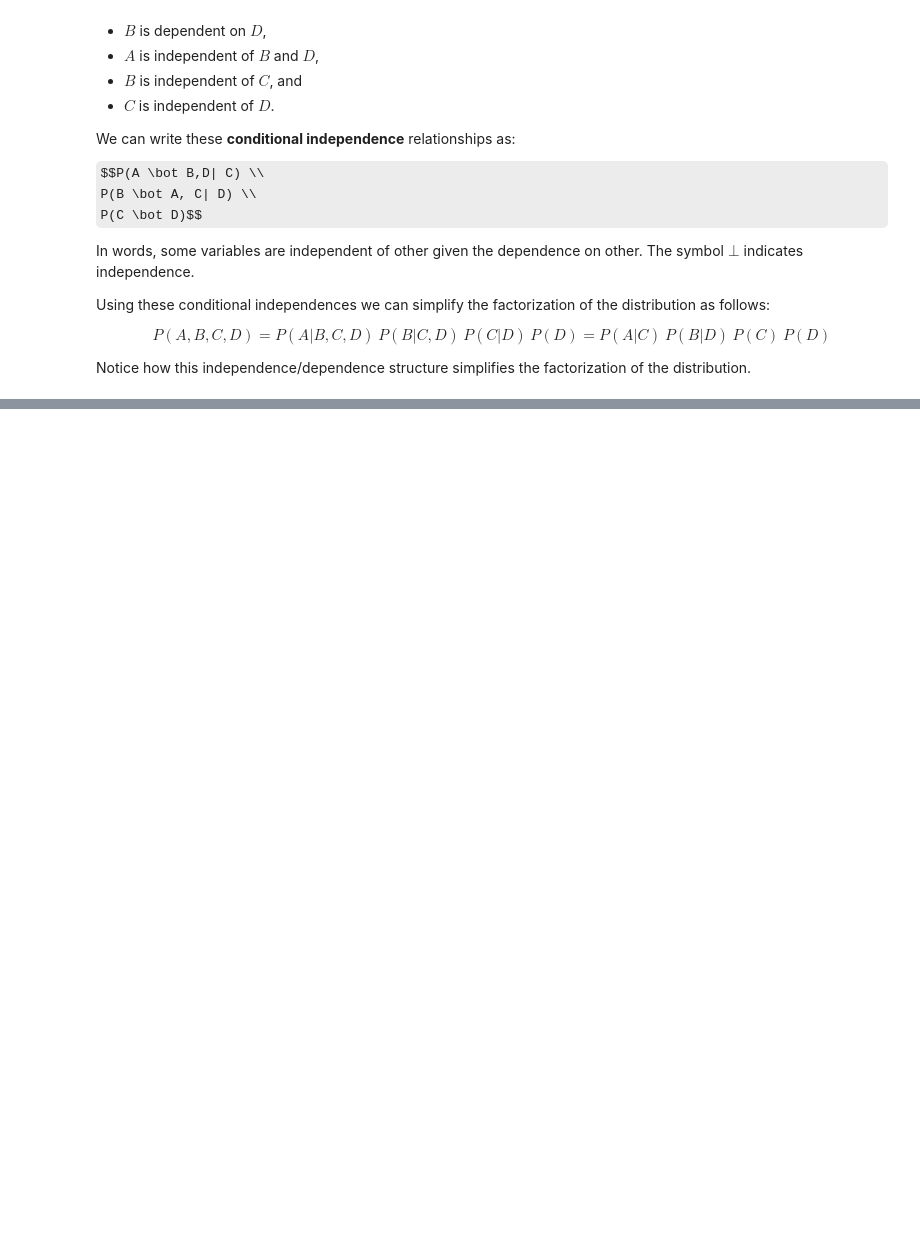
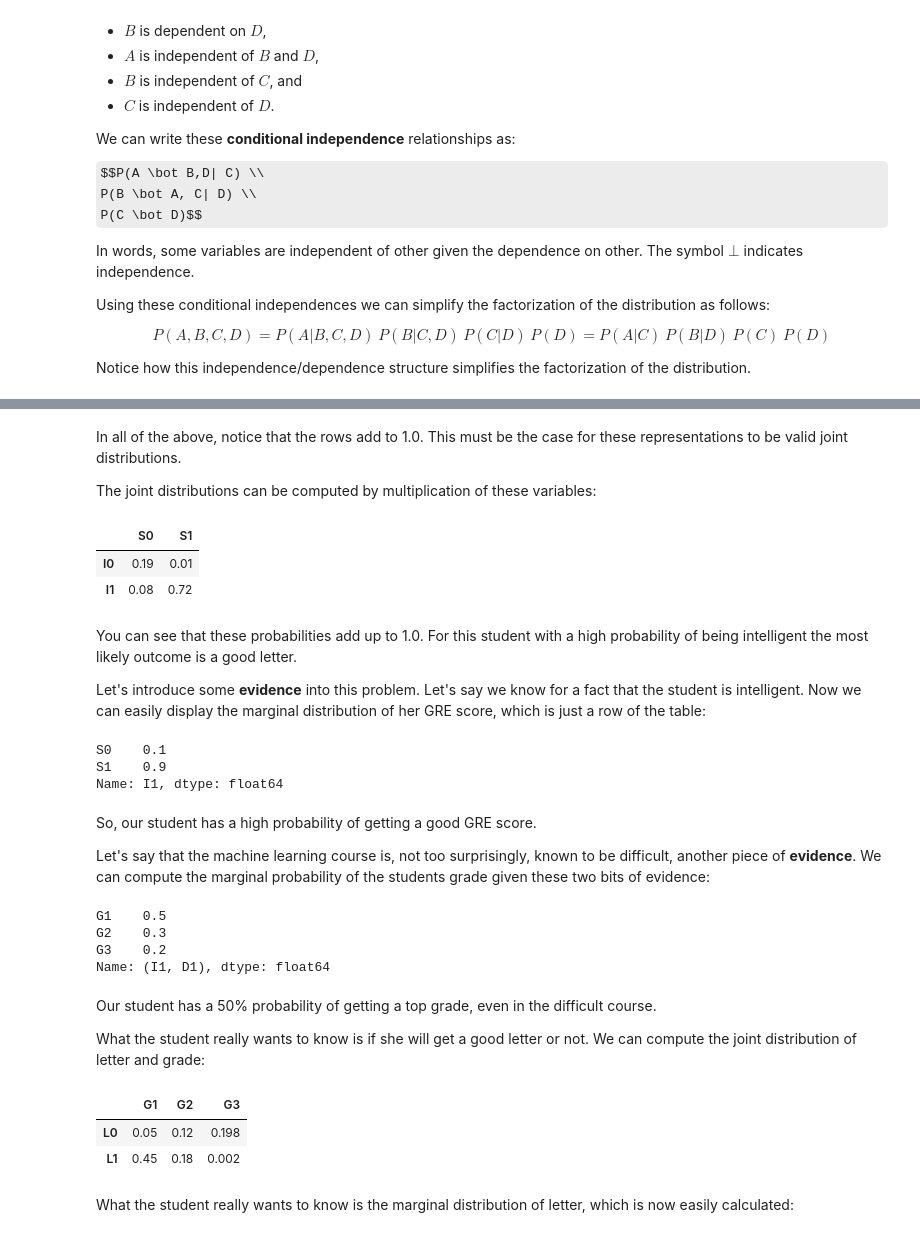
Before and after one commit to StephenElston/CSCI_E_82A_Probabalistic_Programming, a Jupyter notebook: Lesson1_Introduction_Probability/Review_of_Probability.ipynb, the cells around one changed output, grey strips where cells are left out. Cells and saved outputs as stored; diff of their text form; code cells hidden in the pictures; some formulas as TeX source; blank space fills up the shorter version.

```diff
--- a/Lesson1_Introduction_Probability/Review_of_Probability.ipynb
+++ b/Lesson1_Introduction_Probability/Review_of_Probability.ipynb
@@ -266,0 +340,44 @@ Notice how this independence/dependence structure simplifies the factorization o
+# %% [markdown]
+In all of the above, notice that the rows add to 1.0. This must be the case for these representations to be valid joint distributions.
+
+The joint distributions can be computed by multiplication of these variables:
+# %%
+GREGivenI.mul(I.iloc[:,0], axis=0)
+# %% [output]
+|  | S0 | S1 |
+| I0 | 0.19 | 0.01 |
+| I1 | 0.08 | 0.72 |
+# %% [markdown]
+You can see that these probabilities add up to 1.0. For this student with a high probability of being intelligent the most likely outcome is a good letter.
+
+Let's introduce some **evidence** into this problem. Let's say we know for a fact that the student is intelligent. Now we can easily display the marginal distribution of her GRE score, which is just a row of the table:
+# %%
+GREGivenI.loc['I1']
+# %% [output]
+S0    0.1
+S1    0.9
+Name: I1, dtype: float64
+# %% [markdown]
+So, our student has a high probability of getting a good GRE score.
+
+Let's say that the machine learning course is, not too surprisingly, known to be difficult, another piece of **evidence**. We can compute the marginal probability of the students grade given these two bits of evidence:
+# %%
+G.loc['I1','D1']
+# %% [output]
+G1    0.5
+G2    0.3
+G3    0.2
+Name: (I1, D1), dtype: float64
+# %% [markdown]
+Our student has a 50% probability of getting a top grade, even in the difficult course.
+
+What the student really wants to know is if she will get a good letter or not. We can compute the joint distribution of letter and grade:
+# %%
+DistLetter = L.transpose() * G.loc['I1','D1']
+DistLetter
+# %% [output]
+|  | G1 | G2 | G3 |
+| L0 | 0.05 | 0.12 | 0.198 |
+| L1 | 0.45 | 0.18 | 0.002 |
+# %% [markdown]
+What the student really wants to know is the marginal distribution of letter, which is now easily calculated:
```
Also changed, not shown: parts of 15 cells of this notebook.
